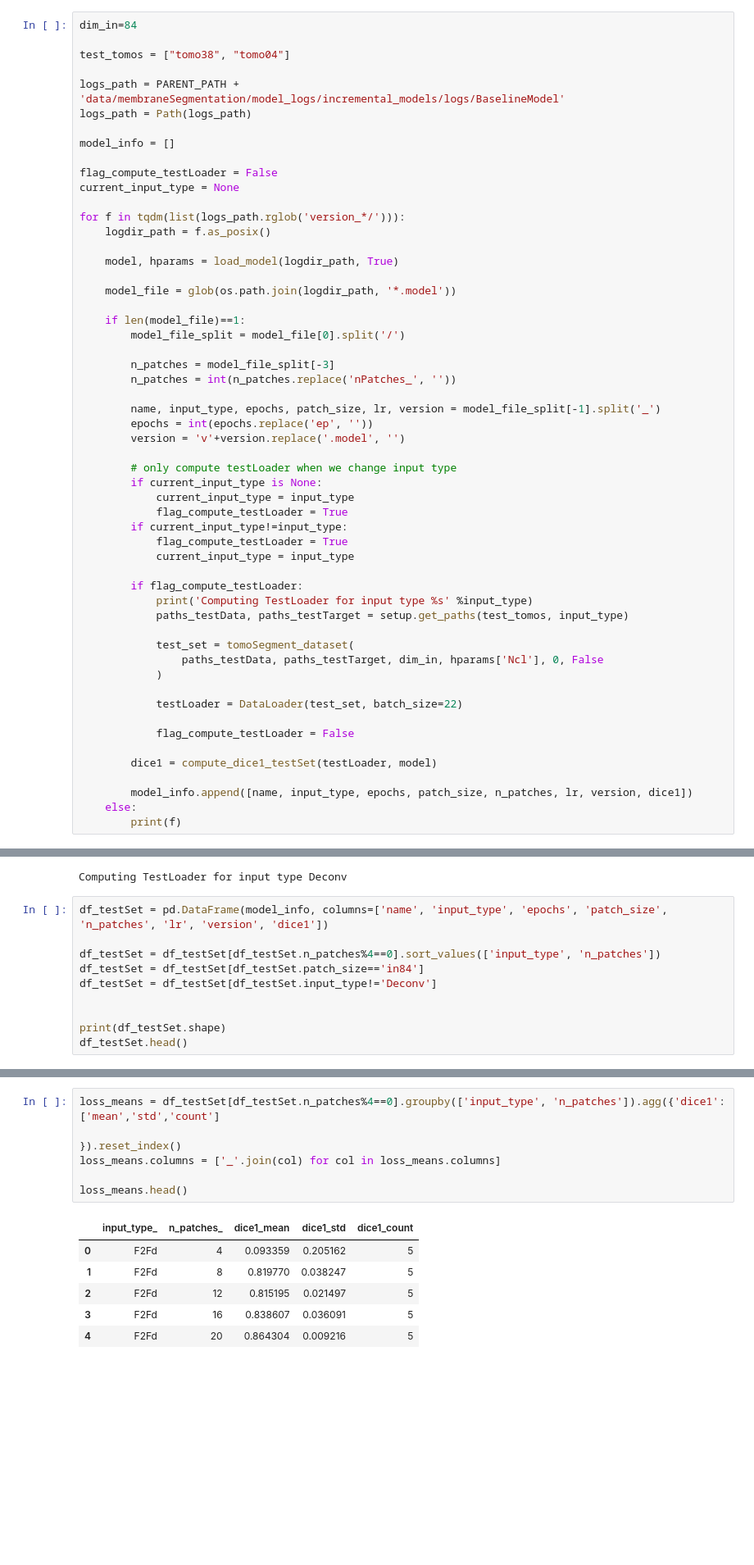
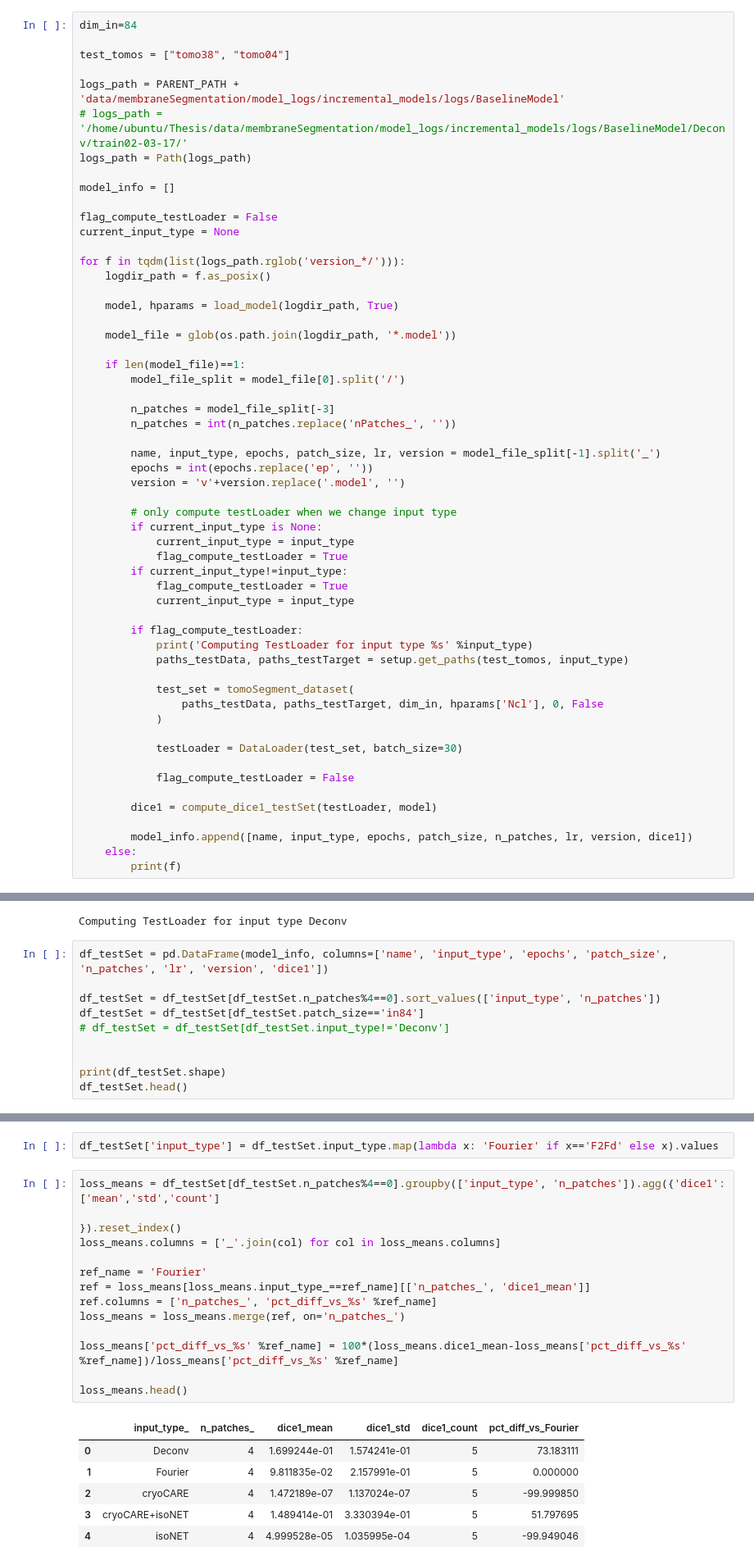
Before and after one commit to Fickincool/master-thesis, a Jupyter notebook: Notebooks/7.00_tomoSegmentPipeline/7.02_analyze_incremental_models.ipynb, the cells around one changed output, grey strips where cells are left out. Shown at 82% size. Cells and saved outputs as stored; diff of their text form; blank space fills up the shorter version.

```diff
--- a/Notebooks/7.00_tomoSegmentPipeline/7.02_analyze_incremental_models.ipynb
+++ b/Notebooks/7.00_tomoSegmentPipeline/7.02_analyze_incremental_models.ipynb
@@ -277,6 +323,7 @@ dim_in=84
 test_tomos = ["tomo38", "tomo04"]
 
 logs_path = PARENT_PATH + 'data/membraneSegmentation/model_logs/incremental_models/logs/BaselineModel'
+# logs_path = '/home/ubuntu/Thesis/data/membraneSegmentation/model_logs/incremental_models/logs/BaselineModel/Deconv/train02-03-17/'
 logs_path = Path(logs_path)
 
 model_info = []
@@ -317,7 +364,7 @@ for f in tqdm(list(logs_path.rglob('version_*/'))):
                 paths_testData, paths_testTarget, dim_in, hparams['Ncl'], 0, False
             )
 
-            testLoader = DataLoader(test_set, batch_size=22)
+            testLoader = DataLoader(test_set, batch_size=30)
 
             flag_compute_testLoader = False
 
@@ -338,7 +385,7 @@ df_testSet = pd.DataFrame(model_info, columns=['name', 'input_type', 'epochs', '
 
 df_testSet = df_testSet[df_testSet.n_patches%4==0].sort_values(['input_type', 'n_patches'])
 df_testSet = df_testSet[df_testSet.patch_size=='in84']
-df_testSet = df_testSet[df_testSet.input_type!='Deconv']
+# df_testSet = df_testSet[df_testSet.input_type!='Deconv']
 
 
 print(df_testSet.shape)
@@ -354,13 +401,22 @@ df_testSet.head()
+# %%
+df_testSet['input_type'] = df_testSet.input_type.map(lambda x: 'Fourier' if x=='F2Fd' else x).values
 # %%
 loss_means = df_testSet[df_testSet.n_patches%4==0].groupby(['input_type', 'n_patches']).agg({'dice1':['mean','std','count']
                                                                                             }).reset_index()
 loss_means.columns = ['_'.join(col) for col in loss_means.columns]
 
+ref_name = 'Fourier'
+ref = loss_means[loss_means.input_type_==ref_name][['n_patches_', 'dice1_mean']]
+ref.columns = ['n_patches_', 'pct_diff_vs_%s' %ref_name]
+loss_means = loss_means.merge(ref, on='n_patches_')
+
+loss_means['pct_diff_vs_%s' %ref_name] = 100*(loss_means.dice1_mean-loss_means['pct_diff_vs_%s' %ref_name])/loss_means['pct_diff_vs_%s' %ref_name]
+
 loss_means.head()
 # %% [output]
-|  | input_type_ | n_patches_ | dice1_mean | dice1_std | dice1_count |
-| 0 | F2Fd | 4 | 0.093359 | 0.205162 | 5 |
-| 1 | F2Fd | 8 | 0.819770 | 0.038247 | 5 |
-| 2 | F2Fd | 12 | 0.815195 | 0.021497 | 5 |
-| 3 | F2Fd | 16 | 0.838607 | 0.036091 | 5 |
-| 4 | F2Fd | 20 | 0.864304 | 0.009216 | 5 |
+|  | input_type_ | n_patches_ | dice1_mean | dice1_std | dice1_count | pct_diff_vs_Fourier |
+| 0 | Deconv | 4 | 1.699244e-01 | 1.574241e-01 | 5 | 73.183111 |
+| 1 | Fourier | 4 | 9.811835e-02 | 2.157991e-01 | 5 | 0.000000 |
+| 2 | cryoCARE | 4 | 1.472189e-07 | 1.137024e-07 | 5 | -99.999850 |
+| 3 | cryoCARE+isoNET | 4 | 1.489414e-01 | 3.330394e-01 | 5 | 51.797695 |
+| 4 | isoNET | 4 | 4.999528e-05 | 1.035995e-04 | 5 | -99.949046 |
```
Also changed, not shown: parts of 13 cells of this notebook.
